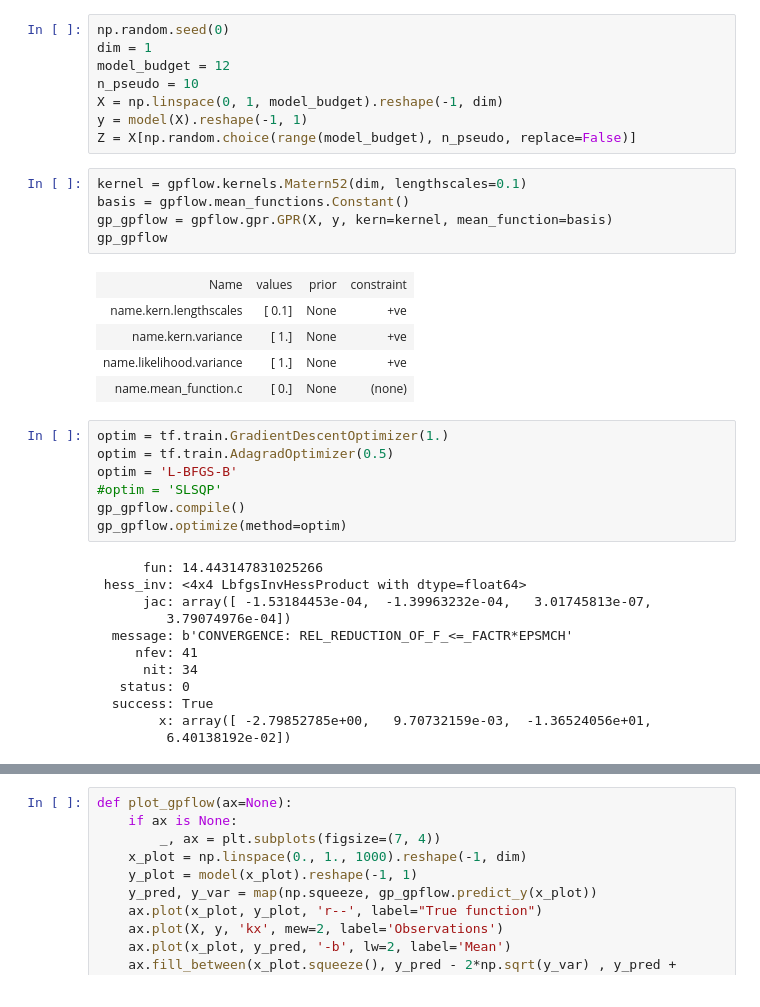
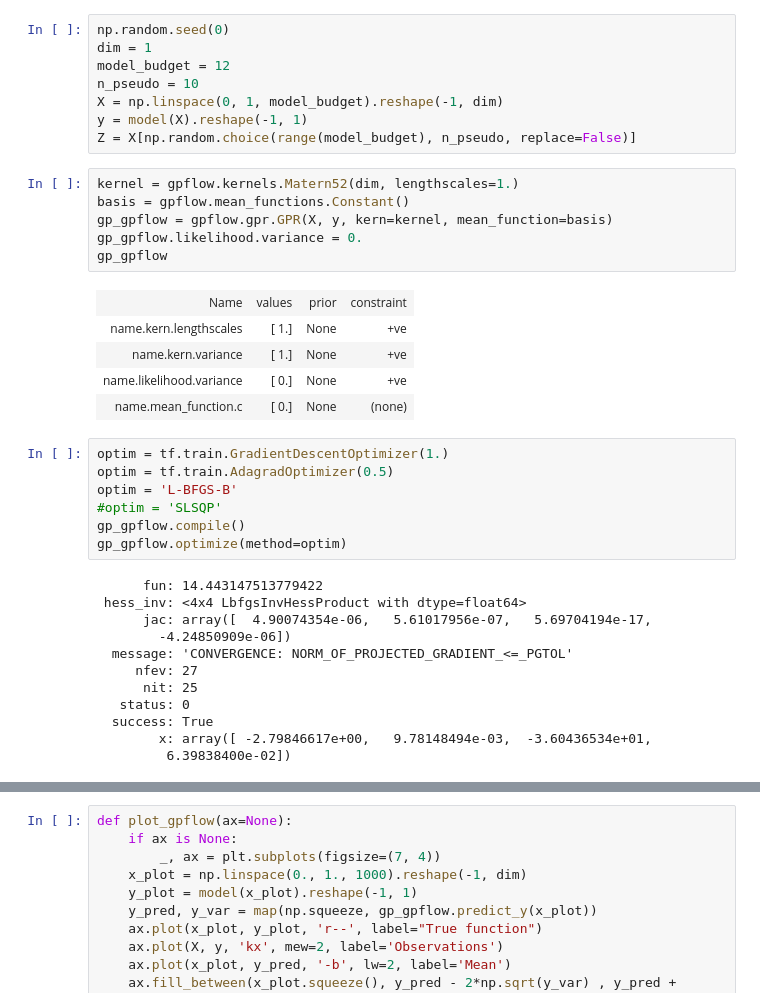
Before and after one commit to josephmure/otshapley, a Jupyter notebook: examples/test-gpflow.ipynb, the cells around one changed output, grey strips where cells are left out. Cells and saved outputs as stored; diff of their text form.

```diff
--- a/examples/test-gpflow.ipynb
+++ b/examples/test-gpflow.ipynb
@@ -17,15 +17,16 @@ X = np.linspace(0, 1, model_budget).reshape(-1, dim)
 y = model(X).reshape(-1, 1)
 Z = X[np.random.choice(range(model_budget), n_pseudo, replace=False)]
 # %%
-kernel = gpflow.kernels.Matern52(dim, lengthscales=0.1)
+kernel = gpflow.kernels.Matern52(dim, lengthscales=1.)
 basis = gpflow.mean_functions.Constant()
 gp_gpflow = gpflow.gpr.GPR(X, y, kern=kernel, mean_function=basis)
+gp_gpflow.likelihood.variance = 0.
 gp_gpflow
 # %% [output]
 | Name | values | prior | constraint |
-| name.kern.lengthscales | [ 0.1] | None | +ve |
+| name.kern.lengthscales | [ 1.] | None | +ve |
 | name.kern.variance | [ 1.] | None | +ve |
-| name.likelihood.variance | [ 1.] | None | +ve |
+| name.likelihood.variance | [ 0.] | None | +ve |
 | name.mean_function.c | [ 0.] | None | (none) |
 # %%
 optim = tf.train.GradientDescentOptimizer(1.)
@@ -35,15 +36,15 @@ optim = 'L-BFGS-B'
 gp_gpflow.compile()
 gp_gpflow.optimize(method=optim)
 # %% [output]
-      fun: 14.443147831025266
+      fun: 14.443147513779422
  hess_inv: <4x4 LbfgsInvHessProduct with dtype=float64>
-      jac: array([ -1.53184453e-04,  -1.39963232e-04,   3.01745813e-07,
-         3.79074976e-04])
-  message: b'CONVERGENCE: REL_REDUCTION_OF_F_<=_FACTR*EPSMCH'
-     nfev: 41
-      nit: 34
+      jac: array([  4.90074354e-06,   5.61017956e-07,   5.69704194e-17,
+        -4.24850909e-06])
+  message: 'CONVERGENCE: NORM_OF_PROJECTED_GRADIENT_<=_PGTOL'
+     nfev: 27
+      nit: 25
    status: 0
   success: True
-        x: array([ -2.79852785e+00,   9.70732159e-03,  -1.36524056e+01,
-         6.40138192e-02])
+        x: array([ -2.79846617e+00,   9.78148494e-03,  -3.60436534e+01,
+         6.39838400e-02])
 # %%
```
Also changed, not shown: parts of 2 cells of this notebook, 2 other files.
